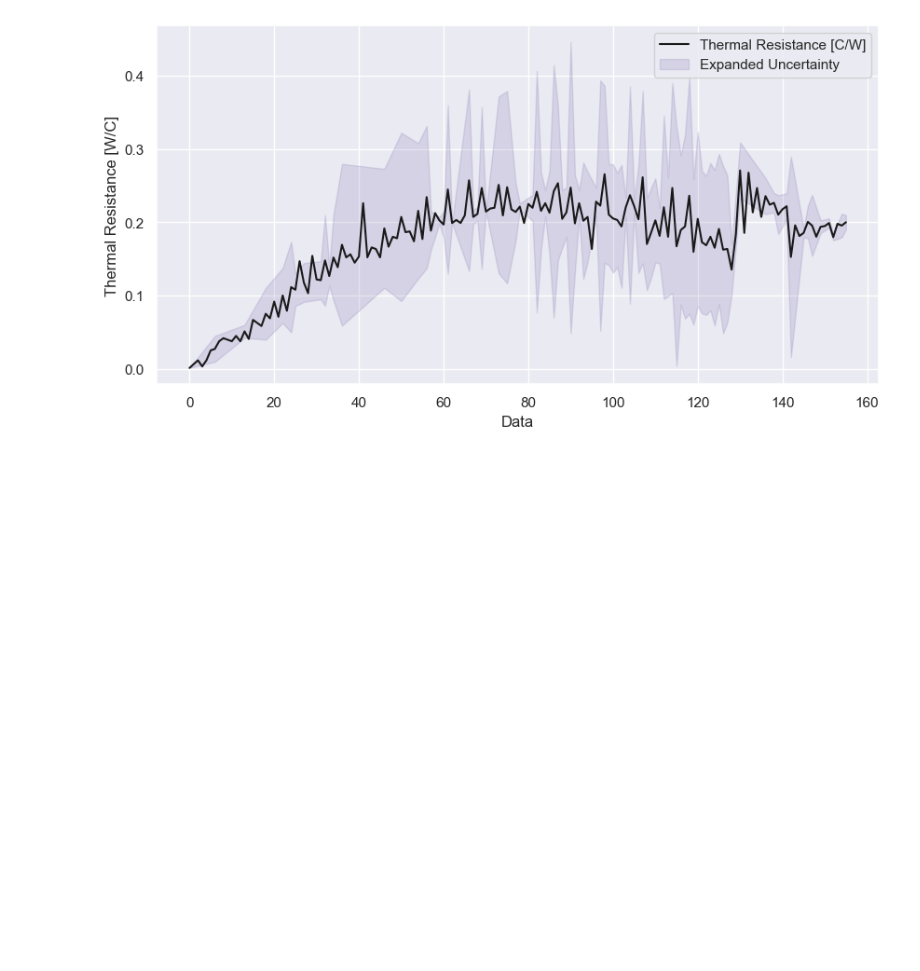
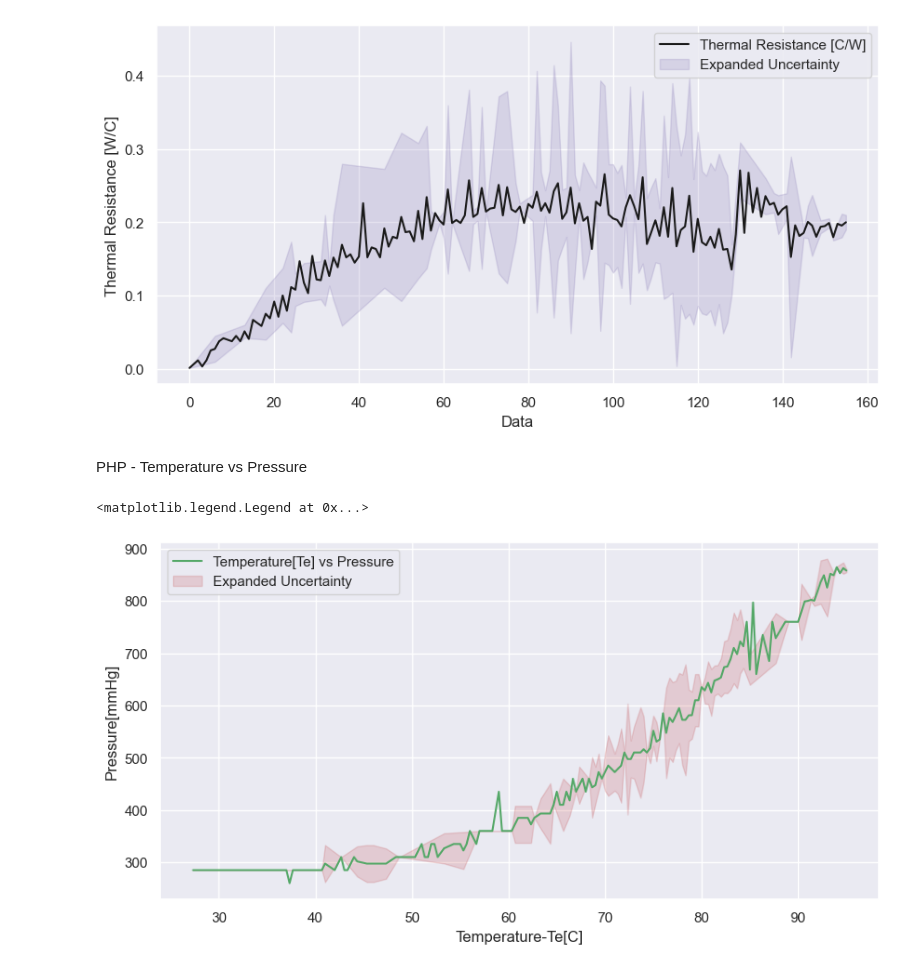
Before and after one commit to nirmalparmarphd/PulseHeatPipe, a Jupyter notebook: DA_php_al203_60fr.ipynb, the cells around one changed output. Cells and saved outputs as stored; diff of their text form; code cells hidden in the pictures; blank space fills up the shorter version.

Commit message:
Temp-Pressure graph added

```diff
--- a/DA_php_al203_60fr.ipynb
+++ b/DA_php_al203_60fr.ipynb
@@ -182,3 +182,15 @@ plt.legend()
 # %% [output]
 <matplotlib.legend.Legend at 0x...>
 [figure]
+# %% [markdown]
+PHP - Temperature vs Pressure
+# %%
+plt.figure(figsize=(10,5));
+plt.plot(df_mean['Te - AVG 1,2,3 (oC)'], df_mean['Pressure (mm of Hg).1'], 'g', label='Temperature[Te] vs Pressure')
+plt.fill_between(df_mean_idx['Te - AVG 1,2,3 (oC)'],df_mean_idx['Pressure (mm of Hg).1'] - 2* df_std['Pressure (mm of Hg).1'], df_mean_idx['Pressure (mm of Hg).1'] + 2* df_std['Pressure (mm of Hg).1'], color='r', alpha=0.2, label='Expanded Uncertainty')
+plt.xlabel('Temperature-Te[C]')
+plt.ylabel('Pressure[mmHg]')
+plt.legend()
+# %% [output]
+<matplotlib.legend.Legend at 0x...>
+[figure, added]
```
Also changed, not shown: parts of 1 cell of this notebook.
